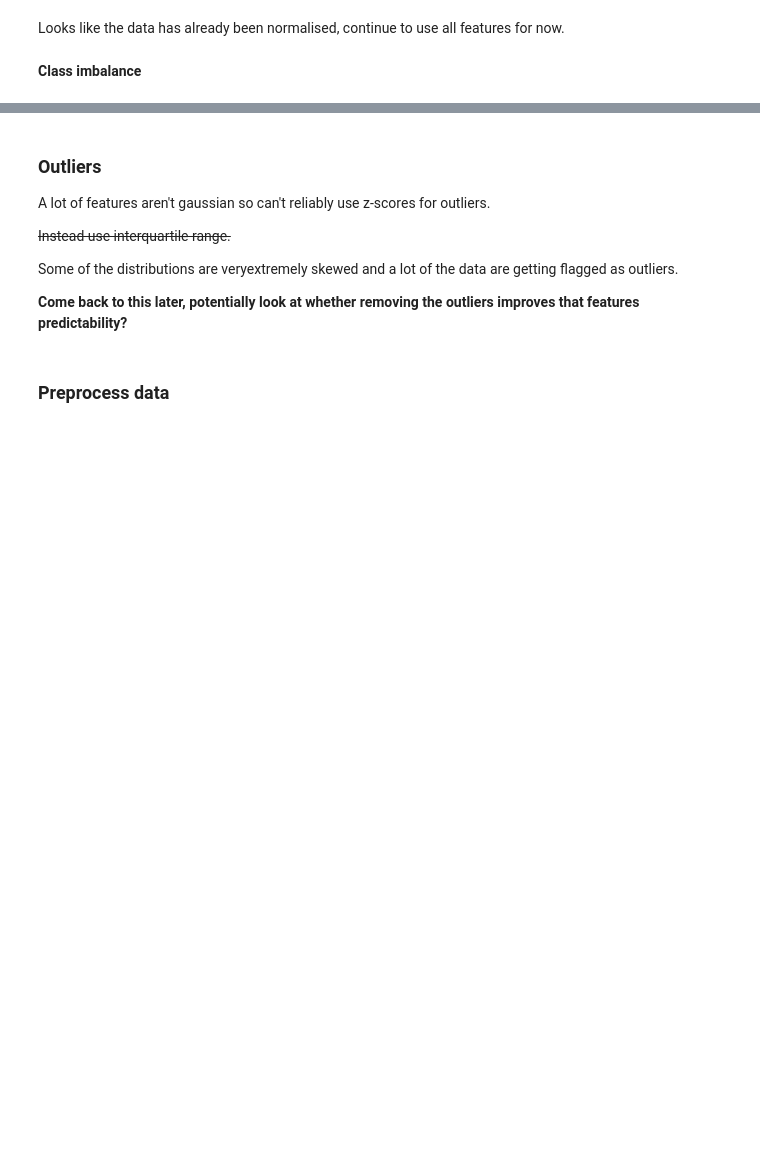
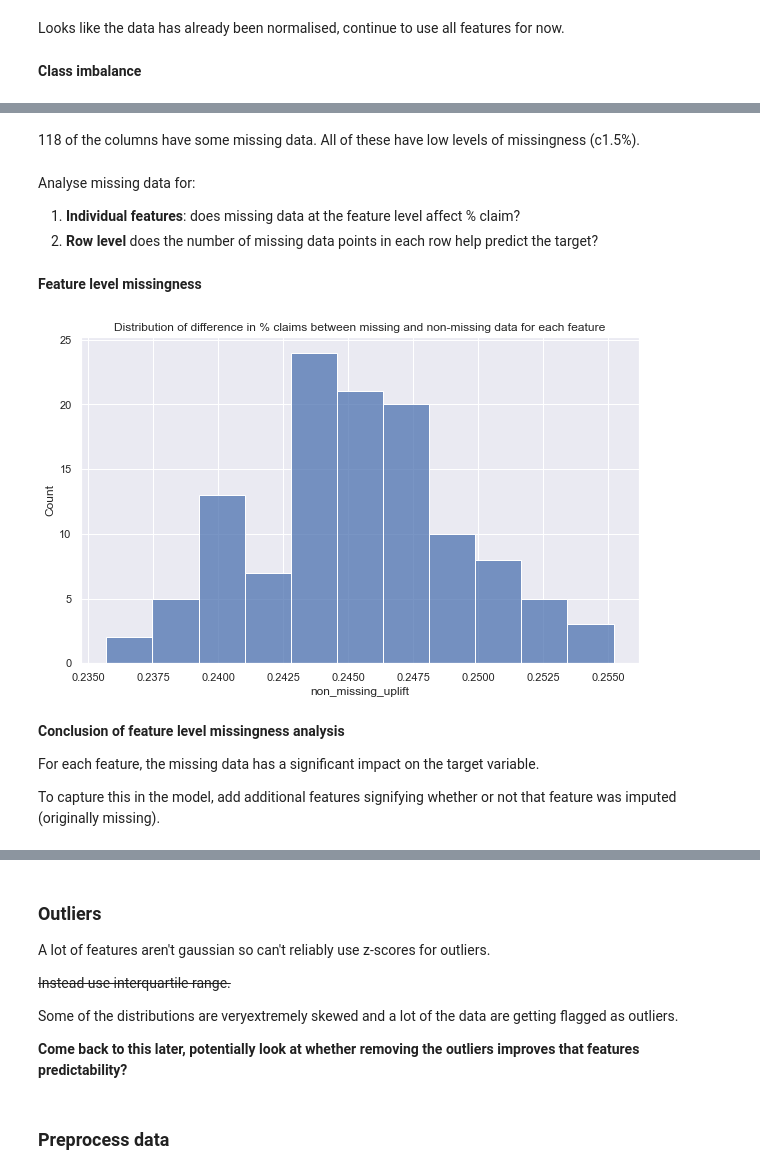
Before and after one commit to jdidcote/kaggle-competitions, a Jupyter notebook: tabular-playground-series-sep-2021/main.ipynb, the cells around one changed output, grey strips where cells are left out. Saved outputs shown, nothing was run; the diff lists cells and outputs as text; code cells hidden in the pictures; blank space fills up the shorter version.

```diff
--- a/tabular-playground-series-sep-2021/main.ipynb
+++ b/tabular-playground-series-sep-2021/main.ipynb
@@ -103,0 +111,52 @@ train_sample['claim'].value_counts() / len(train_sample)
+# %% [markdown]
+118 of the columns have some missing data. All of these have low levels of missingness (c1.5%).
+# %% [markdown]
+Analyse missing data for:
+1. **Individual features**: does missing data at the feature level affect % claim?
+2. **Row level** does the number of missing data points in each row help predict the target?
+# %% [markdown]
+**Feature level missingness**
+# %%
+def plot_feature_missing_data_impact():
+    """
+    For each feature, calculate and plot the increase in claim %
+    when data is non-missing compared to missing
+    """
+
+    missing_impact = {}
+
+    temp_train = (
+        train
+            .copy()
+            .isna()
+            .drop('claim', axis=1)
+    )
+    temp_train = pd.concat([temp_train, train["claim"]], axis=1)
+
+    feature_cols = list(train.drop('claim', axis=1).columns)
+
+    for feature_col in feature_cols:
+        missing = temp_train[temp_train[feature_col]]
+        non_missing = temp_train[~temp_train[feature_col]]
+
+        missing_impact[feature_col] = {
+            "missing": missing['claim'].sum() / len(missing),
+            "non-missing": non_missing['claim'].sum() / len(non_missing)
+        }
+
+    df_missing = pd.DataFrame(missing_impact).T
+    df_missing['non_missing_uplift'] = df_missing['missing'] - df_missing['non-missing']
+
+    ax = sns.histplot(df_missing['non_missing_uplift'])
+    ax.set_title('Distribution of difference in % claims between missing and non-missing data for each feature')
+    plt.show()
+
+plot_feature_missing_data_impact()
+# %% [output]
+[figure, added]
+# %% [markdown]
+**Conclusion of feature level missingness analysis**
+
+For each feature, the missing data has a significant impact on the target variable.
+
+To capture this in the model, add additional features signifying whether or not that feature was imputed (originally missing).
```
Also changed, not shown: parts of 23 cells of this notebook.
